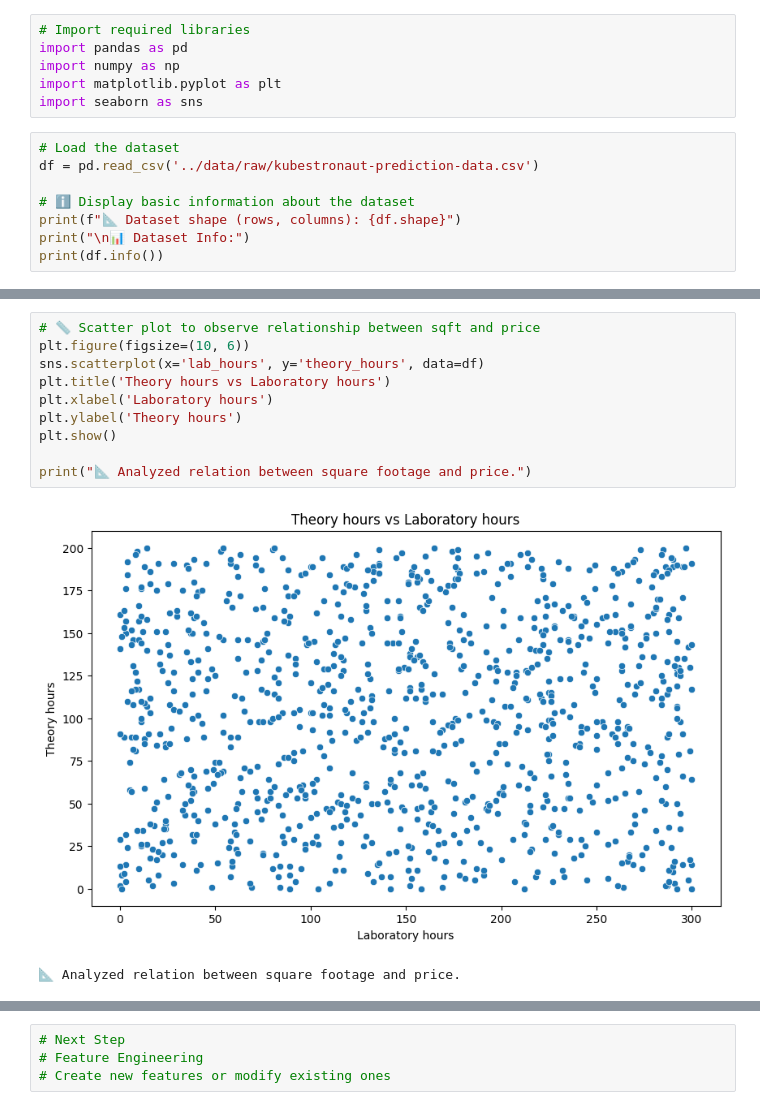
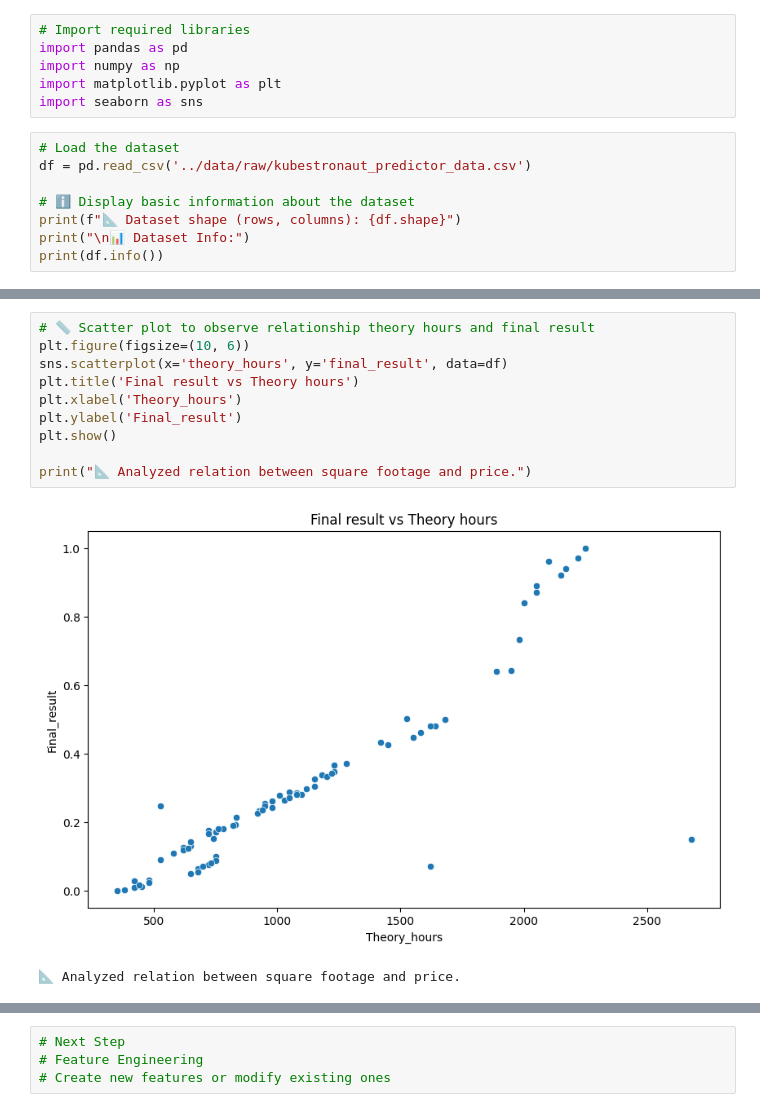
Before and after one commit to lfarizav/kubestronaut-predictor, a Jupyter notebook: notebooks/01_exploratory_data_analysis.ipynb, the cells around one changed output, grey strips where cells are left out. Drawn from its saved outputs; the diff is of its cells as text.

```diff
--- a/notebooks/01_exploratory_data_analysis.ipynb
+++ b/notebooks/01_exploratory_data_analysis.ipynb
@@ -9,7 +9,7 @@ import matplotlib.pyplot as plt
 import seaborn as sns
 # %%
 # Load the dataset
-df = pd.read_csv('../data/raw/kubestronaut-prediction-data.csv')
+df = pd.read_csv('../data/raw/kubestronaut_predictor_data.csv')
 
 # ℹ️ Display basic information about the dataset
 print(f"📐 Dataset shape (rows, columns): {df.shape}")
@@ -98,14 +102,14 @@ print("📈 Displayed feature correlation heatmap.")
 📈 Displayed feature correlation heatmap.
 # %%
-# 📏 Scatter plot to observe relationship between sqft and price
+# 📏 Scatter plot to observe relationship theory hours and final result
 plt.figure(figsize=(10, 6))
-sns.scatterplot(x='lab_hours', y='theory_hours', data=df)
-plt.title('Theory hours vs Laboratory hours')
-plt.xlabel('Laboratory hours')
-plt.ylabel('Theory hours')
+sns.scatterplot(x='theory_hours', y='final_result', data=df)
+plt.title('Final result vs Theory hours')
+plt.xlabel('Theory_hours')
+plt.ylabel('Final_result')
 plt.show()
 
 print("📐 Analyzed relation between square footage and price.")
 # %% [output]
-[figure, old version]
+[figure, new version]
 📐 Analyzed relation between square footage and price.
```
Also changed, not shown: parts of 8 cells of this notebook, 48 other files.
